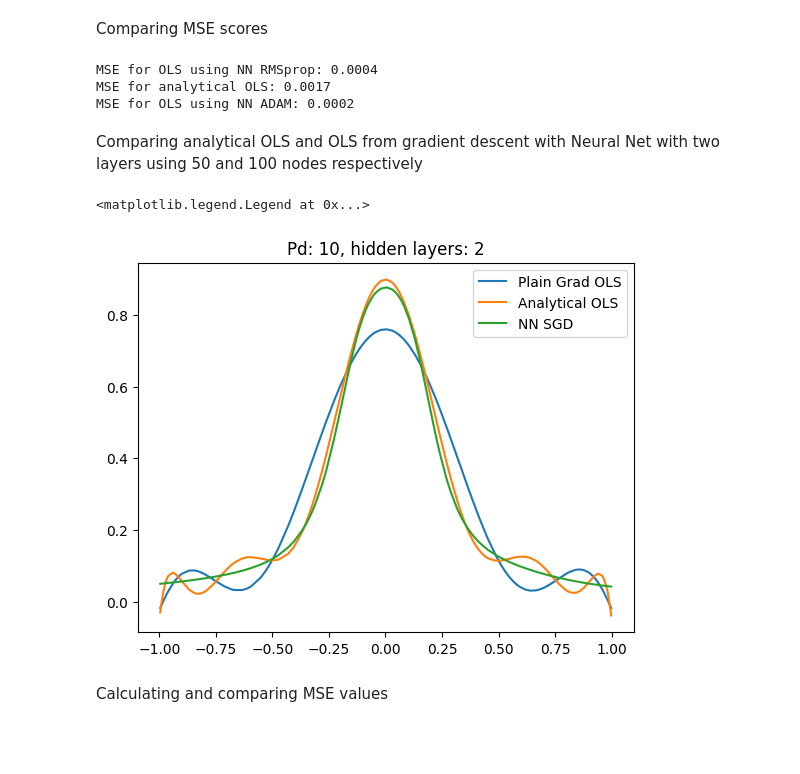
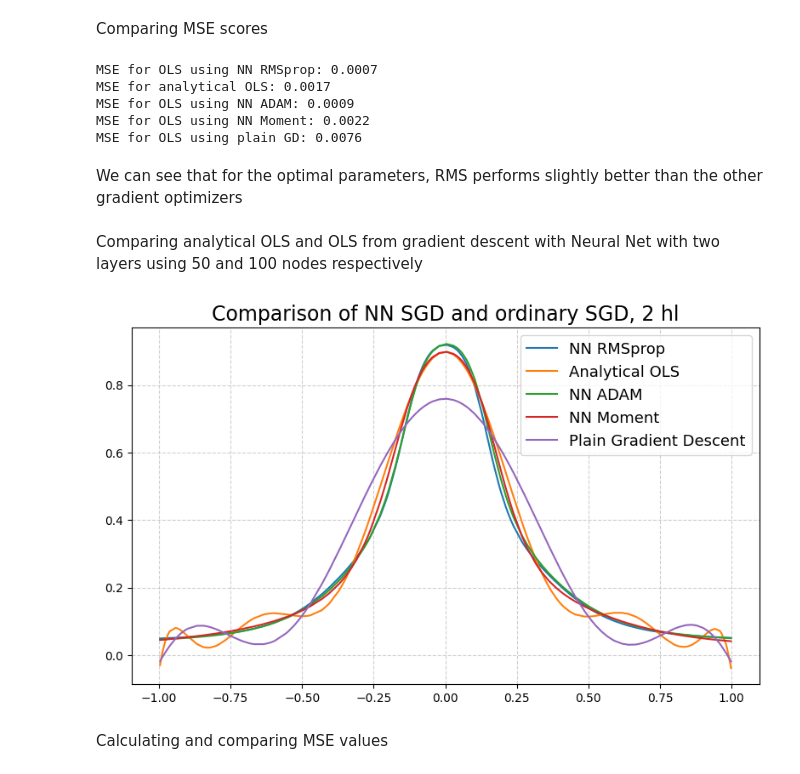
Before and after one commit to JVestly/Project-2, a Jupyter notebook: Code/tests_b.ipynb, the cells around one changed output. Saved outputs shown, nothing was run; the diff lists cells and outputs as text; code cells hidden in the pictures; blank space fills up the shorter version.

```diff
--- a/Code/tests_b.ipynb
+++ b/Code/tests_b.ipynb
@@ -286,47 +299,79 @@ done with ALL compartmentalization!!!
 # %% [markdown]
 Comparing MSE scores
 # %%
-print("MSE for OLS using NN RMSprop:", round(mse(pred_.flatten(), y_test), 4))
-print("MSE for analytical OLS:", round(mse(predOls, y_test), 4))
-print("MSE for OLS using NN ADAM:", round(mse(y_pred.flatten(), y_test), 4))
+print("MSE for OLS using NN RMSprop:", round(mse(pred_, y_test), 4))
+print("MSE for analytical OLS:", round(mse(predOls, y_test2), 4))
+print("MSE for OLS using NN ADAM:", round(mse(y_pred, y_test), 4))
+print("MSE for OLS using NN Moment:", round(mse(pred_Mom, y_test), 4))
+print("MSE for OLS using plain GD:", round(mse(predGD, y_test2), 4))
 # %% [output]
-MSE for OLS using NN RMSprop: 0.0004
+MSE for OLS using NN RMSprop: 0.0007
 MSE for analytical OLS: 0.0017
-MSE for OLS using NN ADAM: 0.0002
+MSE for OLS using NN ADAM: 0.0009
+MSE for OLS using NN Moment: 0.0022
+MSE for OLS using plain GD: 0.0076
+# %% [markdown]
+We can see that for the optimal parameters, RMS performs slightly better than the other gradient optimizers
 # %% [markdown]
 Comparing analytical OLS and OLS from gradient descent with Neural Net with two layers using 50 and 100 nodes respectively
 # %%
+from classes import *
+
 state=50
 datapoints=1000
 noise_std=0.01
 
 X_train, X_test, Y_train, Y_test, x_train, x_test, y_train, y_test = create_and_scale_data(state, datapoints, noise_std)
-Xtr_s, Xte_s, x_trainP1, x_testP1, y_trainP1, y_testP1 = create_and_scale_dataP1(state, datapoints, noise_std)
 
-LinReg = NeuralNetwork(1, [50,100, 1], [sigmoid, sigmoid, sigmoid], [sigmoid_der, sigmoid_der, sigmoid_der], mse, mse_der)
-LinReg.train_SGD(X_train, y_train, learning_rate=0.2, epochs=500, batch_size=32)
+
+linreg3 = NeuralNetwork(1, [50,100,1], [sigmoid, sigmoid, sigmoid], [sigmoid_der, sigmoid_der, sigmoid_der], mse, mse_der)
+linreg3.train_SGD(X_train, y_train, epochs=2000, batch_size=32, learning_rate=0.1, functional=NN_Moment)
+pred_Mom = linreg3.feed_forward(X_test)
+
+
+LinReg = NeuralNetwork(1, [50,100,1], [sigmoid, sigmoid, sigmoid], [sigmoid_der, sigmoid_der, sigmoid_der], mse, mse_der)
+LinReg.train_SGD(X_train, y_train, epochs=2000, batch_size=32, learning_rate=0.01, functional=NN_ADAM)
 y_pred = LinReg.feed_forward(X_test)
 
-y_mean = np.mean(y_train)
-y_centered = y_trainP1 - y_mean
-g = GradientDescent(Xtr_s,5000, y_trainP1, eps=1e-5, l1=False)
+
+linreg2 = NeuralNetwork(1, [50,100,1], [sigmoid, sigmoid, sigmoid], [sigmoid_der, sigmoid_der, sigmoid_der], mse, mse_der)
+linreg2.train_SGD(X_train, y_train, epochs=2000, batch_size=32, learning_rate=0.01, functional=NN_RMS)
+pred_ = linreg2.feed_forward(X_test)
+
+Xtr_s, Xte_s, x_train2, x_test2, y_train2, y_test2 = create_and_scale_dataP1(state, datapoints, noise_std)
+
+y_mean = np.mean(y_train2)
+y_centered = y_train2 - y_mean
+g = GradientDescent(Xtr_s,5000, y_train2, eps=1e-5, l1=False)
 ols_betas = g.gradOrd(5000, eta=0.2)
-pred_ = Xte_s@ols_betas + y_mean
-analytical_betas = ols(Xtr_s, y_trainP1)
+predGD = Xte_s@ols_betas + y_mean
+analytical_betas = ols(Xtr_s, y_train2)
 predOls = Xte_s@analytical_betas + y_mean
 
-sort_indicesP1 = np.argsort(x_testP1.flatten())
+sort_indices2 = np.argsort(x_test2.flatten())
 sort_indices = np.argsort(x_test.flatten())
 
-plt.plot(x_testP1[sort_indicesP1], pred_[sort_indicesP1], label="Plain Grad OLS")
-plt.plot(x_testP1[sort_indicesP1], predOls[sort_indicesP1], label="Analytical OLS")
-plt.plot(x_test[sort_indices],y_pred[sort_indices], label="NN SGD")
-plt.title("Pd: 10, hidden layers: 2")
-#plt.plot(x,y, label="Runge")
-plt.legend()
+fig, ax = plt.subplots(figsize=(8, 5))
+
+ax.plot(x_test[sort_indices], pred_[sort_indices], label="NN RMSprop")
+ax.plot(x_test2[sort_indices2], predOls[sort_indices2], label="Analytical OLS")
+ax.plot(x_test[sort_indices], y_pred[sort_indices], label="NN ADAM")
+ax.plot(x_test[sort_indices], pred_Mom[sort_indices], label="NN Moment")
+ax.plot(x_test2[sort_indices2], predGD[sort_indices2], label="Plain Gradient Descent")
+
+save_dir = os.path.join(os.path.dirname(os.getcwd()), "Figures")
+
+os.makedirs(save_dir, exist_ok=True)
+
+ax.set_title("Comparison of NN SGD and ordinary SGD, 2 hl", fontsize=17)
+ax.legend(fontsize=13)
+ax.grid(True, linestyle="--", alpha=0.6)
+fig.tight_layout()
+
+# save_path = os.path.join(save_dir, "comparison_fit_3layers_allSGD")
+# fig.savefig(save_path, dpi=300, bbox_inches="tight")
 # %% [output]
-<matplotlib.legend.Legend at 0x...>
-[figure, old version]
+[figure, new version]
 # %% [markdown]
 Calculating and comparing MSE values
 # %%
```
Also changed, not shown: parts of 9 cells of this notebook, 12 other files.
